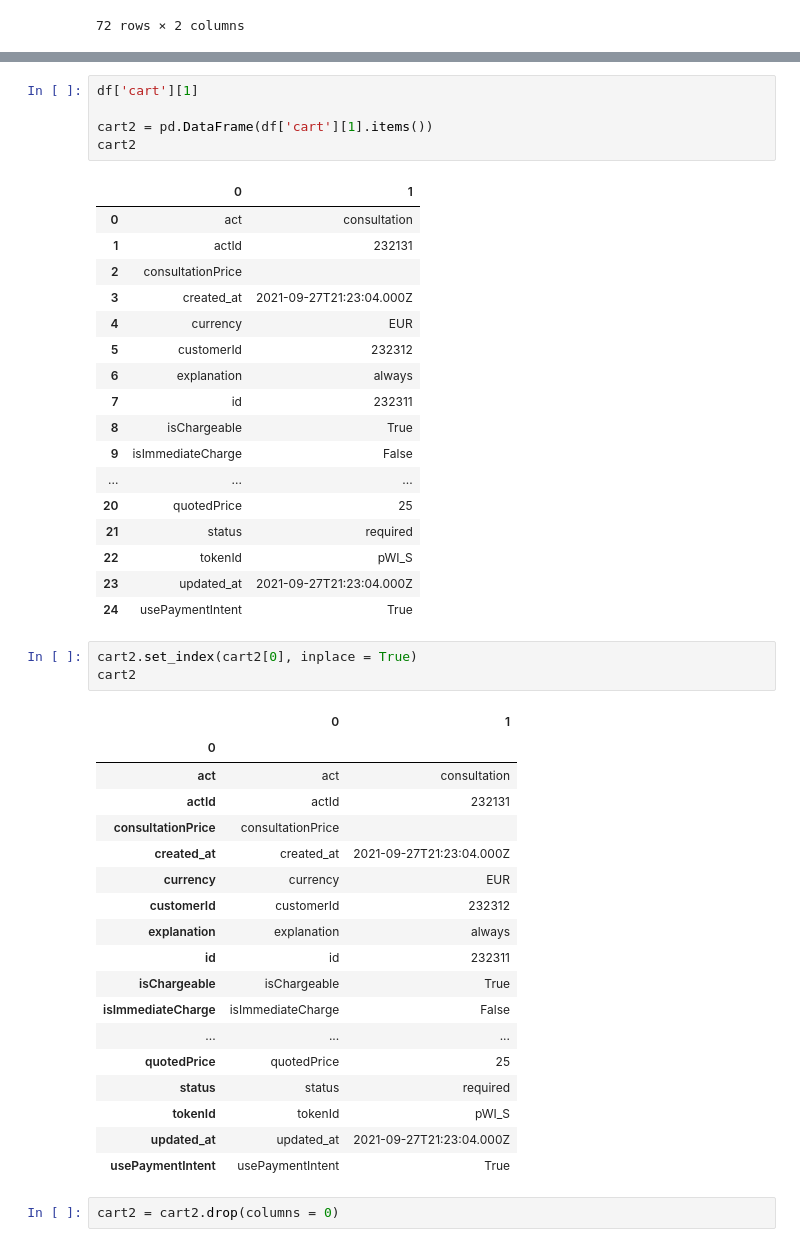
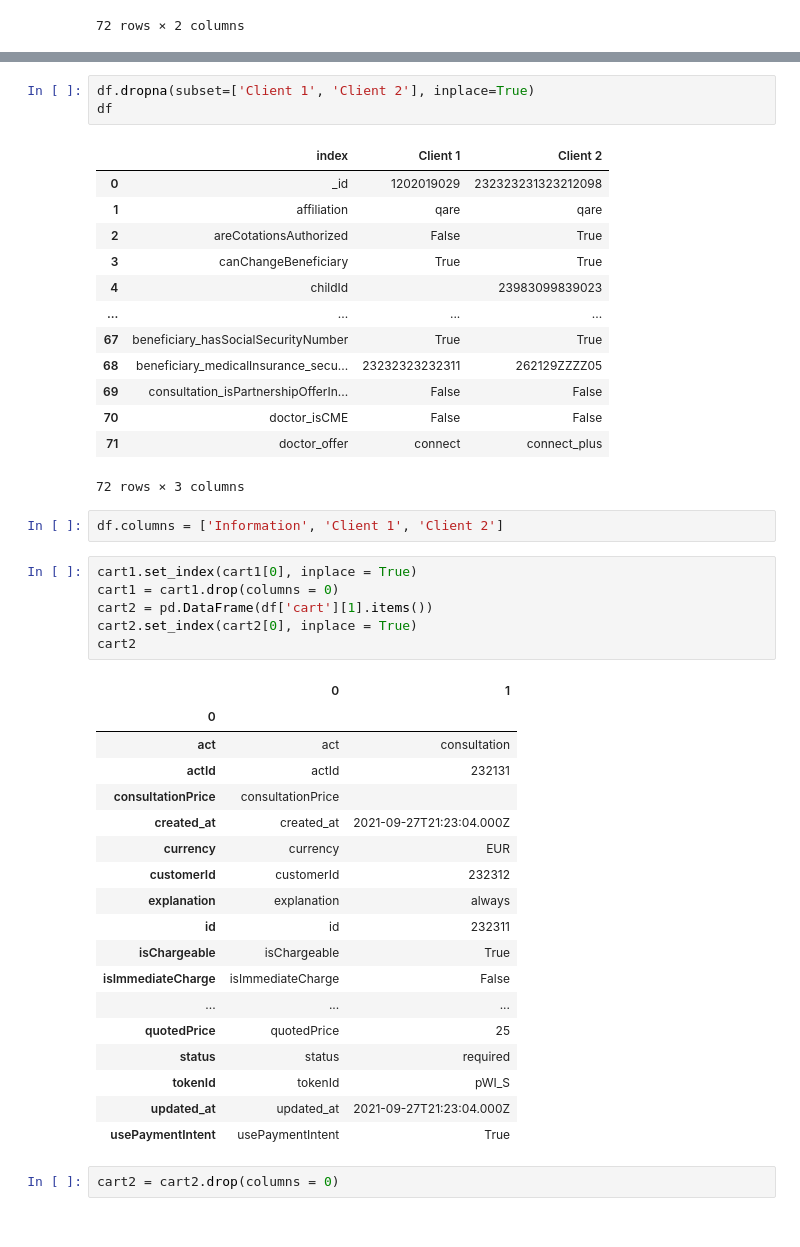
Before and after one commit to AdvancedGroupBootcamp/Hritiika_Kathuria, a Jupyter notebook: link homework.ipynb, the cells around one changed output, grey strips where cells are left out. Cells and saved outputs as stored; diff of their text form.

```diff
--- a/link homework.ipynb
+++ b/link homework.ipynb
@@ -169,27 +172,26 @@ cart1 = cart1.drop(columns = 0)
-# %%
-df['cart'][1]
-
-cart2 = pd.DataFrame(df['cart'][1].items())
-cart2
-# %% [output]
-|  | 0 | 1 |
-| 0 | act | consultation |
-| 1 | actId | 232131 |
-| 2 | consultationPrice |  |
-| 3 | created_at | 2021-09-27T21:23:04.000Z |
-| 4 | currency | EUR |
-| 5 | customerId | 232312 |
-| 6 | explanation | always |
-| 7 | id | 232311 |
-| 8 | isChargeable | True |
-| 9 | isImmediateCharge | False |
-| ... | ... | ... |
-| 20 | quotedPrice | 25 |
-| 21 | status | required |
-| 22 | tokenId | pWI_S |
-| 23 | updated_at | 2021-09-27T21:23:04.000Z |
-| 24 | usePaymentIntent | True |
+# %%
+df.dropna(subset=['Client 1', 'Client 2'], inplace=True)
+df
+# %% [output]
+|  | index | Client 1 | Client 2 |
+| 0 | _id | 1202019029 | 232323231323212098 |
+| 1 | affiliation | qare | qare |
+| 2 | areCotationsAuthorized | False | True |
+| 3 | canChangeBeneficiary | True | True |
+| 4 | childId |  | 23983099839023 |
+| ... | ... | ... | ... |
+| 67 | beneficiary_hasSocialSecurityNumber | True | True |
+| 68 | beneficiary_medicalInsurance_secu... | 23232323232311 | 262129ZZZZ05 |
+| 69 | consultation_isPartnershipOfferIn... | False | False |
+| 70 | doctor_isCME | False | False |
+| 71 | doctor_offer | connect | connect_plus |
+72 rows × 3 columns
+# %%
+df.columns = ['Information', 'Client 1', 'Client 2']
 # %%
+cart1.set_index(cart1[0], inplace = True)
+cart1 = cart1.drop(columns = 0)
+cart2 = pd.DataFrame(df['cart'][1].items())
 cart2.set_index(cart2[0], inplace = True)
 cart2
 # %% [output]
```
Also changed, not shown: parts of 12 cells of this notebook.
